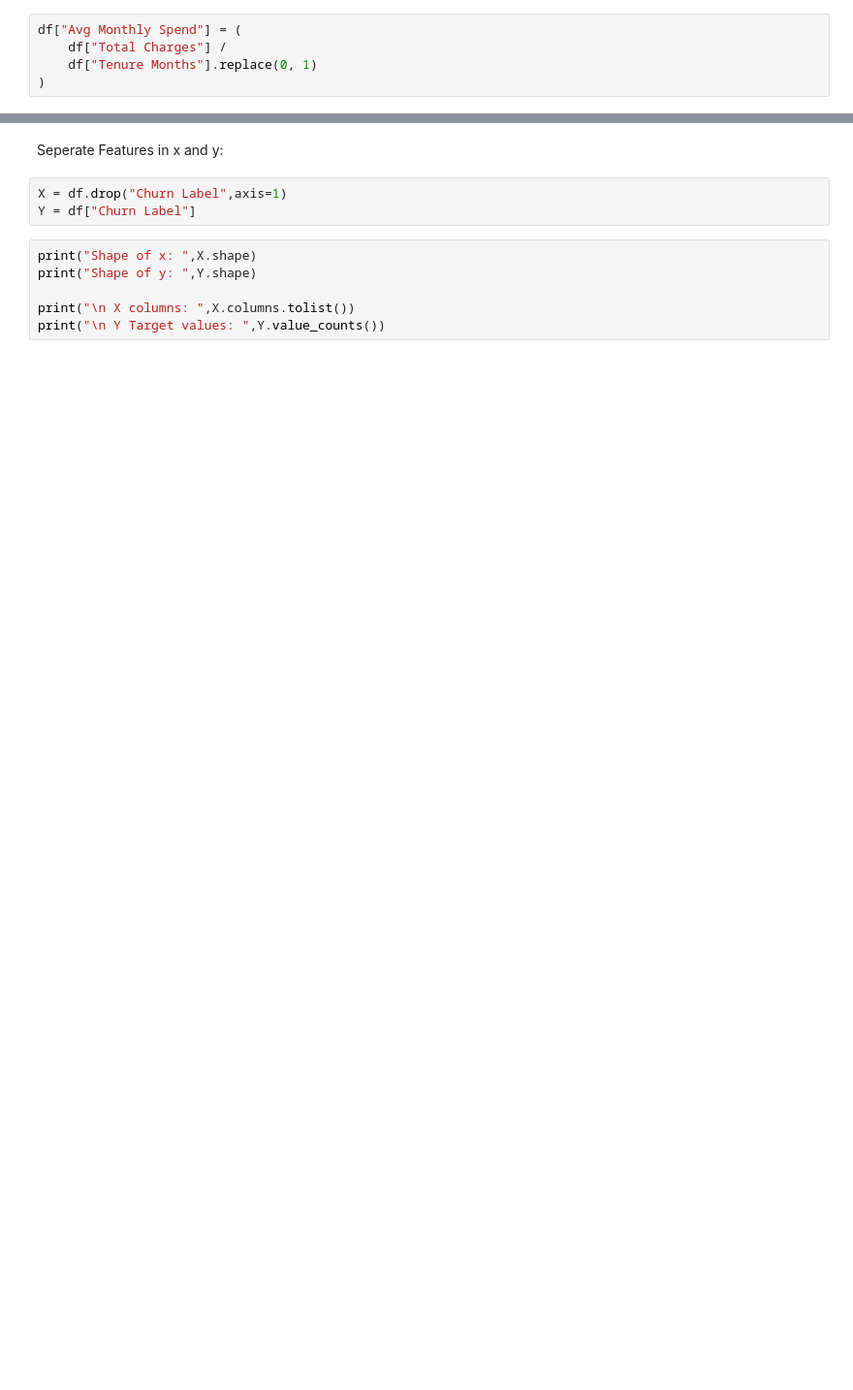
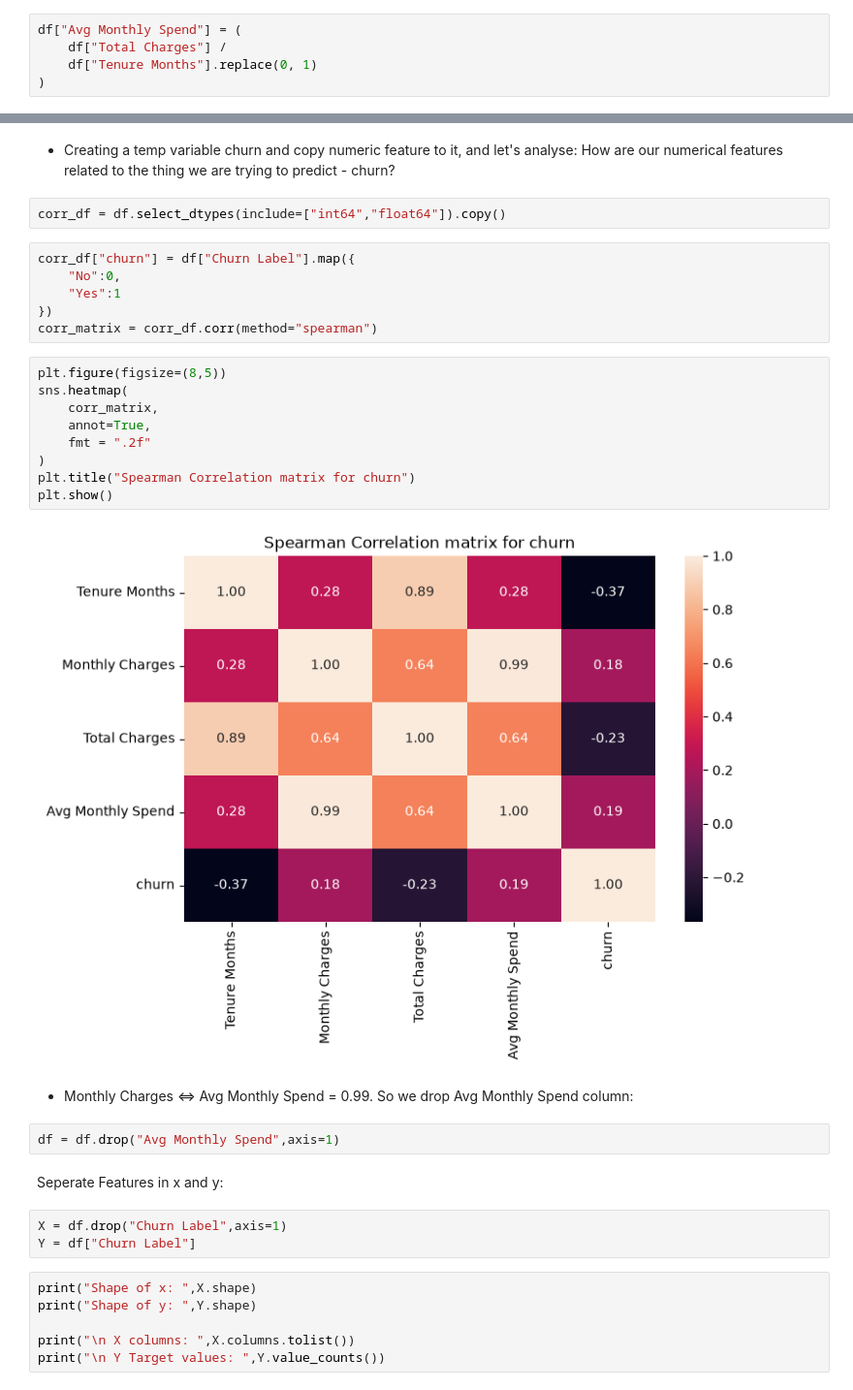
Before and after one commit to ArjunTechie118/Costumer-Churn-Prediction, a Jupyter notebook: notebook/02_model_training.ipynb, the cells around one changed output, grey strips where cells are left out. Shown at 97% size. Drawn from its saved outputs; the diff is of its cells as text; blank space fills up the shorter version.

```diff
--- a/notebook/02_model_training.ipynb
+++ b/notebook/02_model_training.ipynb
@@ -57,3 +112,28 @@ print(df[
+# %% [markdown]
+- Creating a temp variable churn and copy numeric feature to it, and let's analyse: How are our numerical features related to the thing we are trying to predict - churn?
+# %%
+corr_df = df.select_dtypes(include=["int64","float64"]).copy()
+# %%
+corr_df["churn"] = df["Churn Label"].map({
+    "No":0,
+    "Yes":1
+})
+corr_matrix = corr_df.corr(method="spearman")
+# %%
+plt.figure(figsize=(8,5))
+sns.heatmap(
+    corr_matrix,
+    annot=True,
+    fmt = ".2f"
+)
+plt.title("Spearman Correlation matrix for churn")
+plt.show()
+# %% [output]
+[figure, added]
+# %% [markdown]
+- Monthly Charges <=> Avg Monthly Spend = 0.99. So we drop Avg Monthly Spend column:
+# %%
+df = df.drop("Avg Monthly Spend",axis=1)
 # %% [markdown]
 Seperate Features in x and y:
 # %%
```
Also changed, not shown: parts of 104 cells of this notebook.
